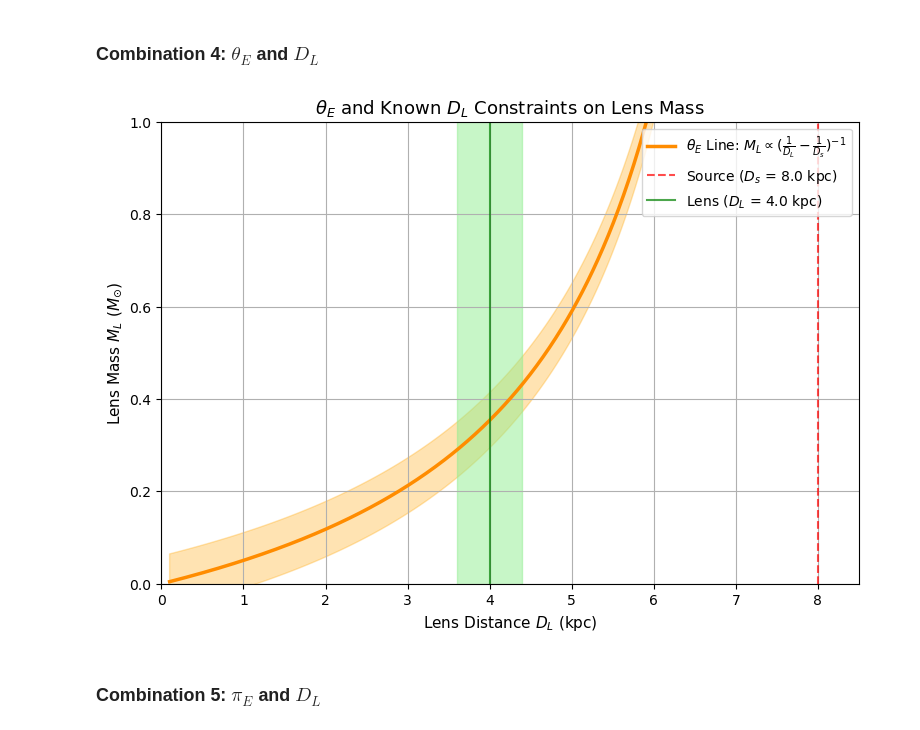
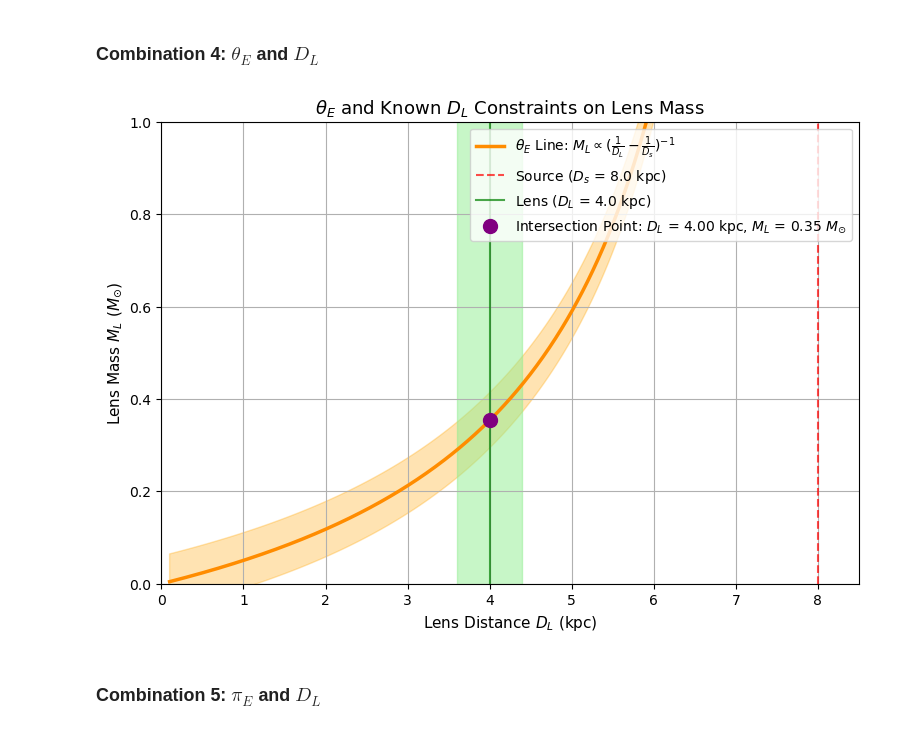
Before and after one commit to truskoa1/Roman-Microlensing-Mass-Distance, a Jupyter notebook: ML_vs_DL_plots.ipynb, the cells around one changed output. Cells and saved outputs as stored; diff of their text form; code cells hidden in the pictures.

```diff
--- a/ML_vs_DL_plots.ipynb
+++ b/ML_vs_DL_plots.ipynb
@@ -91,35 +102,44 @@ D_L = np.linspace(0.1, D_s - 0.1, 500)
 # theta_E constraint
 M_L_theta = ((theta_E**2) / (kappa)) * (D_s * D_L / (D_s - D_L))
 
 # uncertainties in mass (assuming 10%)
 sigma_M_L_theta_E = M_L * ((2 * sigma_theta_E / theta_E)**2 + (sigma_D_s)**2 * ((1 / D_s) - (1 / (D_s - D_L_known))**2 + (sigma_D_L_known)**2 * ((1 / D_s + 1 / (D_s - D_L_known)))**2))**0.5
 sigma_D_L_known = 0.1 * D_L_known  # 10% uncertainty in known lens distance
 
+# Intersection Point
+D_L_intersect = D_L_known
+M_L_intersect = ((theta_E**2) / (kappa)) * (D_s * D_L_intersect / (D_s - D_L_intersect))
+
 # Plotting to constrain M_L and D_L
 plt.figure(figsize=(9, 6))
 
 # Plot theta_E line
 plt.plot(D_L, M_L_theta, color='darkorange', linewidth=2.5,
          label=r'$\theta_E$ Line: $M_L \propto (\frac{1}{D_L} - \frac{1}{D_s})^{-1}$')
 plt.fill_between(D_L, M_L_theta - sigma_theta_E, M_L_theta + sigma_theta_E, color='orange', alpha=0.3)
 
-# Graph aesthetics
+# Graph labels
 plt.title(r'$\theta_E$ and Known $D_L$ Constraints on Lens Mass', fontsize=13)
 plt.xlabel('Lens Distance $D_L$ (kpc)', fontsize=11)
 plt.ylabel('Lens Mass $M_L$ ($M_{\odot}$)', fontsize=11)
+
+# Plot D_s and known D_L lines
 plt.axvline(x=D_s, color='red', linestyle='--', alpha=0.7, label=f'Source ($D_s$ = {D_s} kpc)')
 plt.axvline(x=D_L_known, color='green', alpha=0.7, label=f'Lens ($D_L$ = {D_L_known} kpc)')
 plt.fill_betweenx([-1, 5], D_L_known - sigma_D_L_known, D_L_known + sigma_D_L_known, color='lightgreen', alpha=0.5)
+
+# Plot intersection point
+plt.scatter(D_L_intersect, M_L_intersect, color='purple', s=100, zorder=5, label='Intersection Point: $D_L$ = {:.2f} kpc, $M_L$ = {:.2f} $M_{{\odot}}$'.format(D_L_intersect, M_L_intersect))
 
 # Adjusting limits to see intersection clearly
 plt.xlim(0, D_s + 0.5)
 plt.ylim(0, 1)
 plt.grid()
 plt.legend(loc='upper right')
 
 plt.show()
 # %% [output]
-[figure, old version]
+[figure, new version]
 # %% [markdown]
 ### Combination 5: $\pi_E$ and $D_{L}$
 # %%
```
Also changed, not shown: parts of 2 cells of this notebook.
